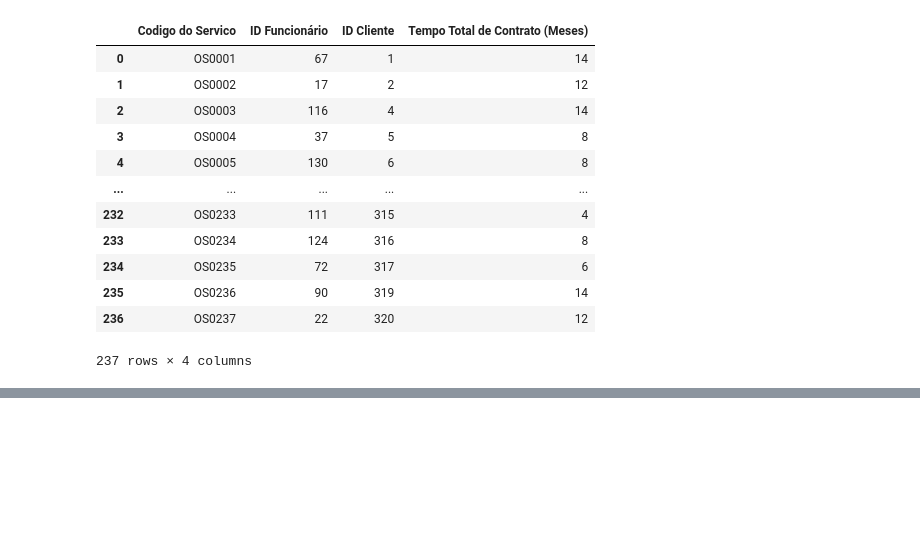
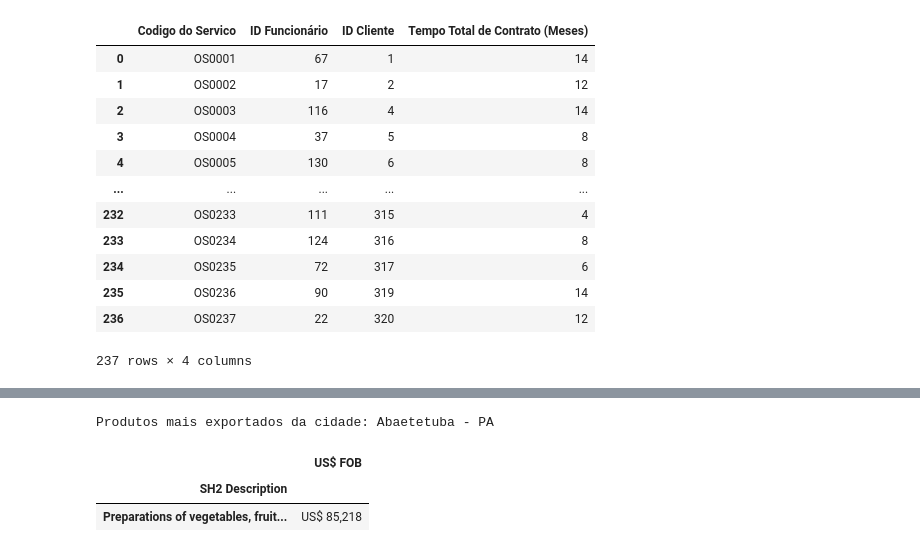
Before and after one commit to ddeyvid/Projeto2, a Jupyter notebook: 1-16.ipynb, the cells around one changed output, grey strips where cells are left out. Saved outputs shown, nothing was run; the diff lists cells and outputs as text; code cells hidden in the pictures; blank space fills up the shorter version.

```diff
--- a/1-16.ipynb
+++ b/1-16.ipynb
@@ -390,0 +441,48 @@ display(tabela)
+# %%
+dfAExport = (
+    pd.read_csv('exportacoes_franca.csv')
+    .groupby("Year", as_index=True)["US$ FOB"]
+    .sum()
+    .apply(lambda x: f"US$ {x:,.0f}")
+    .to_frame()
+)
+dfPE = (
+    pd.read_csv("exportacoes_franca.csv")
+    .groupby("SH2 Description", as_index=True)["US$ FOB"]
+    .sum()
+    .sort_values(ascending=False)
+    .apply(lambda x: f"US$ {x:,.0f}")
+    .to_frame()
+)
+
+df2020 = (
+    pd.read_csv("exportacoes_franca.csv")
+    .query("Year == 2020")[["City", "US$ FOB"]]
+    .groupby("City", as_index=True)
+    .sum()
+    .sort_values("US$ FOB", ascending=False)
+    .assign(**{"US$ FOB": lambda df: df["US$ FOB"].apply(lambda x: f"US$ {x:,.0f}")})
+)
+df2020 = df2020.reset_index()
+cidade = df2020.index[0]
+
+df = pd.read_csv("exportacoes_franca.csv")
+df2020 = df.query("Year == 2020").groupby("City", as_index=True).sum()
+
+cidade = df2020.reset_index().loc[0, "City"]
+
+dfCity = (
+    df[(df["Year"] == 2020) & (df["City"] == cidade)][["SH2 Description", "US$ FOB"]]
+    .groupby("SH2 Description")
+    .sum()
+    .sort_values(by="US$ FOB", ascending=False)
+    .assign(**{"US$ FOB": lambda df: df["US$ FOB"].apply(lambda x: f"US$ {x:,.0f}")})
+)
+
+print(f"Produtos mais exportados da cidade: {cidade}")
+display(dfCity)
+# %% [output]
+Produtos mais exportados da cidade: Abaetetuba - PA
+|  | US$ FOB |
+| SH2 Description |  |
+| Preparations of vegetables, fruit... | US$ 85,218 |
```
Also changed, not shown: parts of 13 cells of this notebook.
